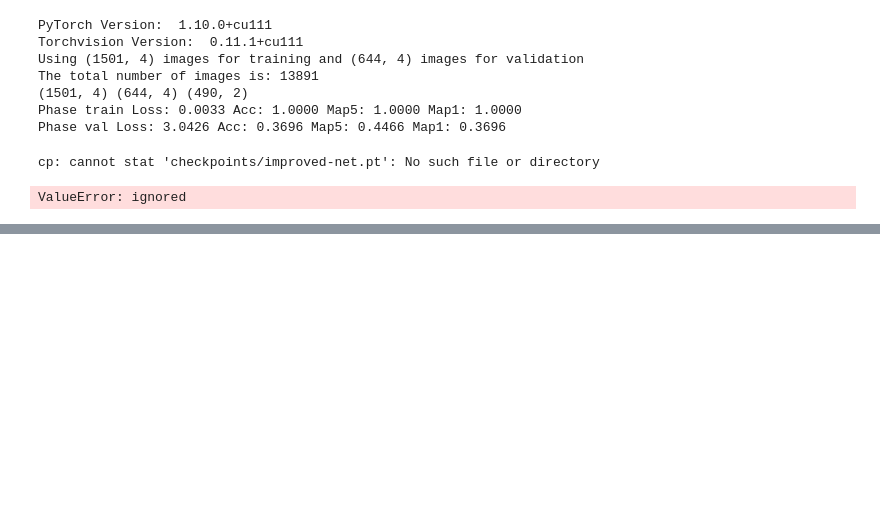
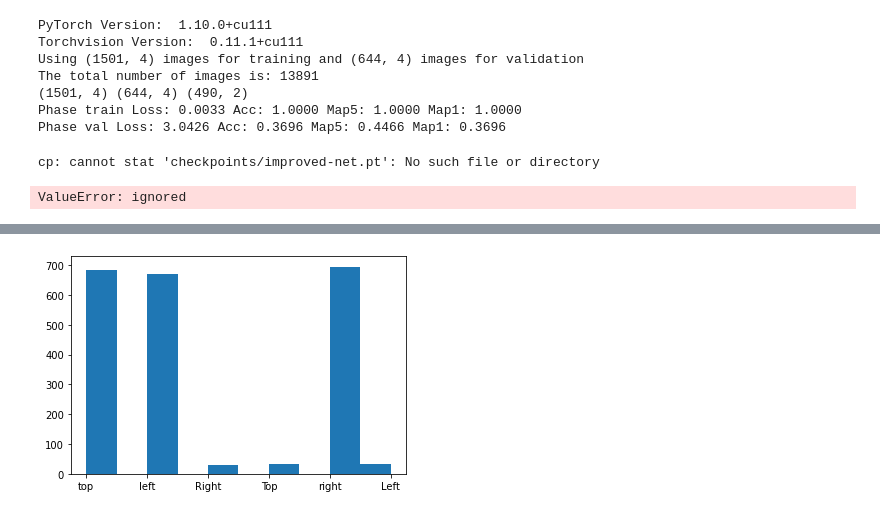
Before and after one commit to kostyayatsok/turtles, a Jupyter notebook: turtles.ipynb, the cells around one changed output, grey strips where cells are left out. Drawn from its saved outputs; the diff is of its cells as text; code cells hidden in the pictures; blank space fills up the shorter version.

```diff
--- a/turtles.ipynb
+++ b/turtles.ipynb
@@ -287,4 +360,4 @@ plt.hist(answ_test["prediction1"], bins=101)
 # %%
 from src.data import load_csv
 
-train, val, test = load_csv(False)
+train, val, test = load_csv()
@@ -303,3 +364,7 @@ for k, v in groups.items():
+# %%
+plt.hist(train['image_location']);
+# %% [output]
+[figure, added]
 # %%
 !python train.py
 # %%
```
Also changed, not shown: parts of 20 cells of this notebook.
